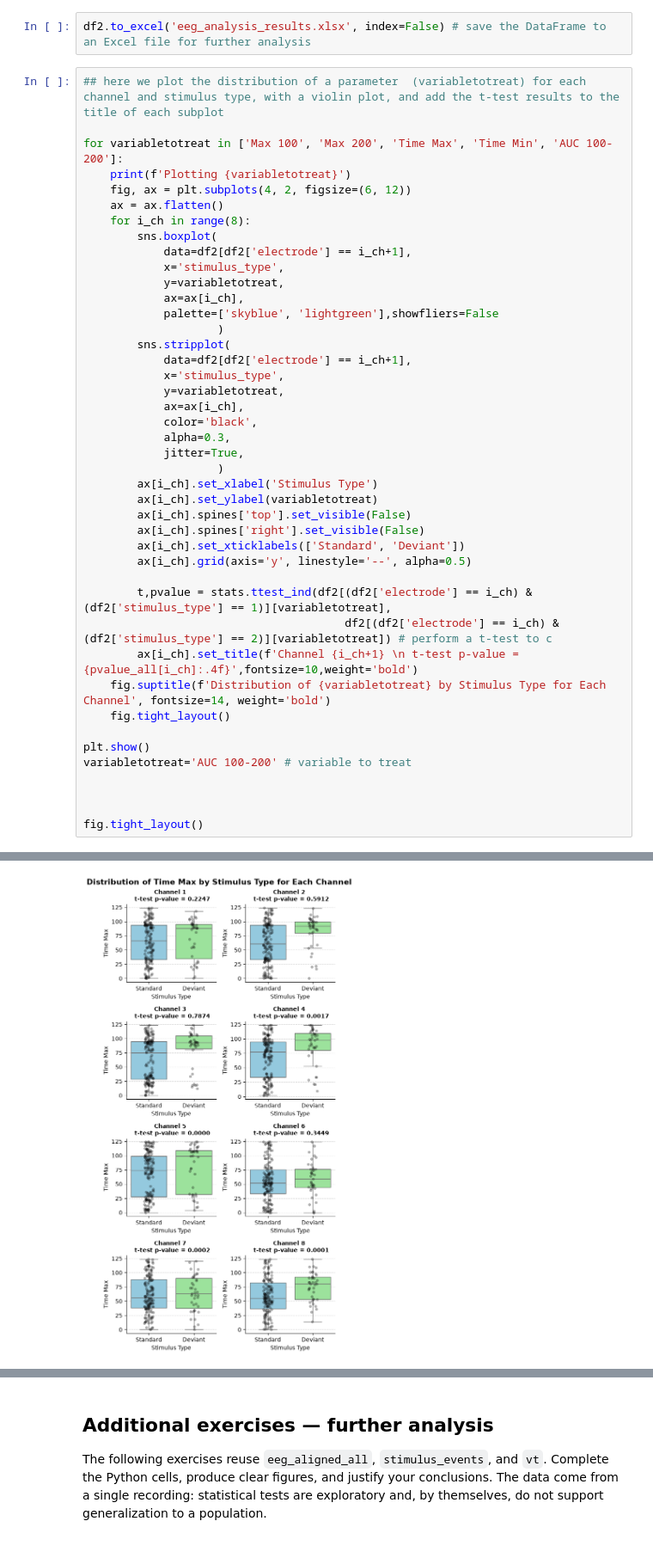
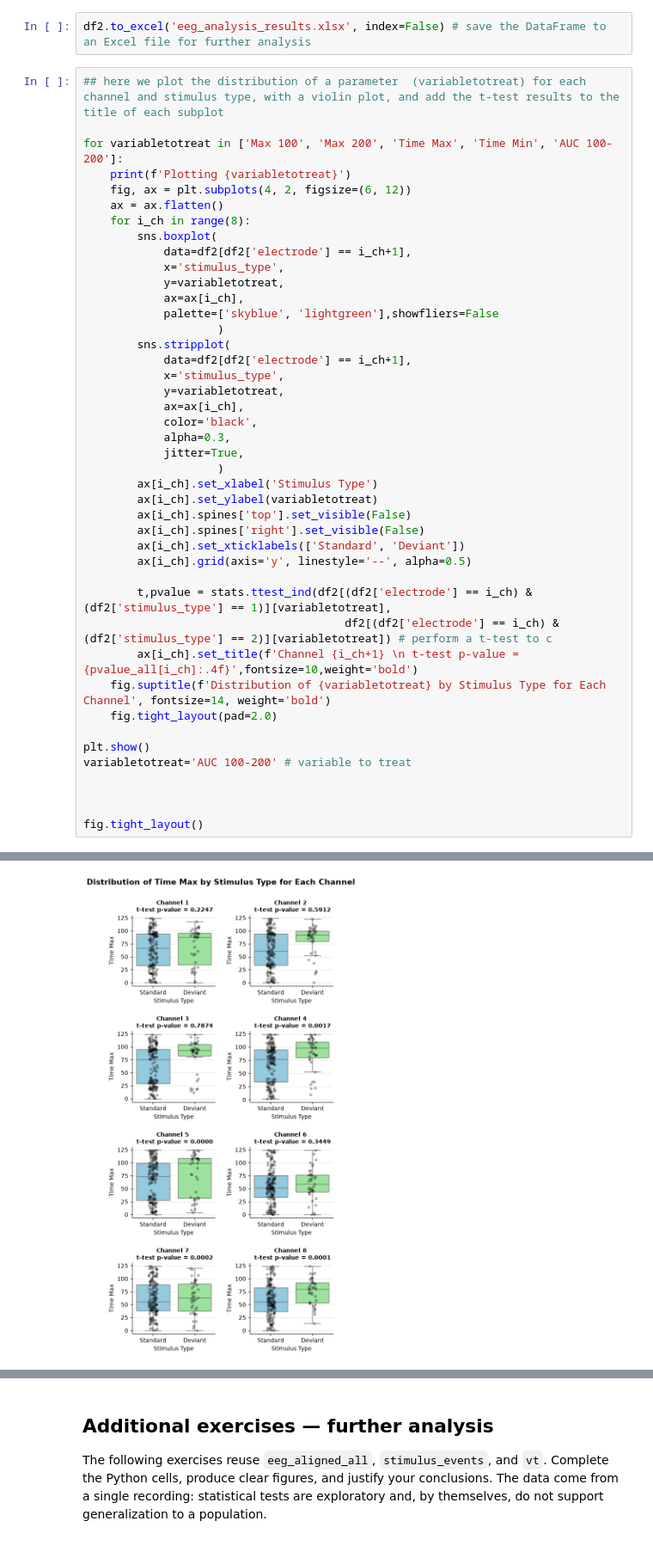
Before and after one commit to nicolascatz/M1_EEG_Project, a Jupyter notebook: scripts/DA1_TD2_Garrido_from_process_to_analysis_students.ipynb, the cells around one changed output, grey strips where cells are left out. Shown at 86% size. Cells and saved outputs as stored; diff of their text form.

```diff
--- a/scripts/DA1_TD2_Garrido_from_process_to_analysis_students.ipynb
+++ b/scripts/DA1_TD2_Garrido_from_process_to_analysis_students.ipynb
@@ -537,7 +537,7 @@ for variabletotreat in ['Max 100', 'Max 200', 'Time Max', 'Time Min', 'AUC 100-2
                                        df2[(df2['electrode'] == i_ch) & (df2['stimulus_type'] == 2)][variabletotreat]) # perform a t-test to c
         ax[i_ch].set_title(f'Channel {i_ch+1} \n t-test p-value = {pvalue_all[i_ch]:.4f}',fontsize=10,weight='bold')
     fig.suptitle(f'Distribution of {variabletotreat} by Stimulus Type for Each Channel', fontsize=14, weight='bold')
-    fig.tight_layout()
+    fig.tight_layout(pad=2.0)
 
 plt.show()
 variabletotreat='AUC 100-200' # variable to treat
@@ -556 +556 @@ Plotting AUC 100-200
-[figure, old version]
+[figure, new version]
```
Also changed, not shown: parts of 1 cell of this notebook.
